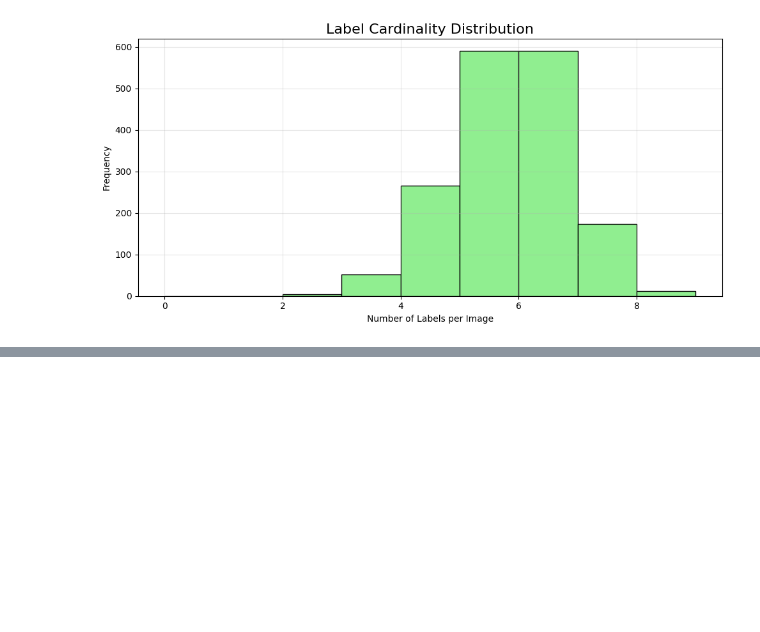
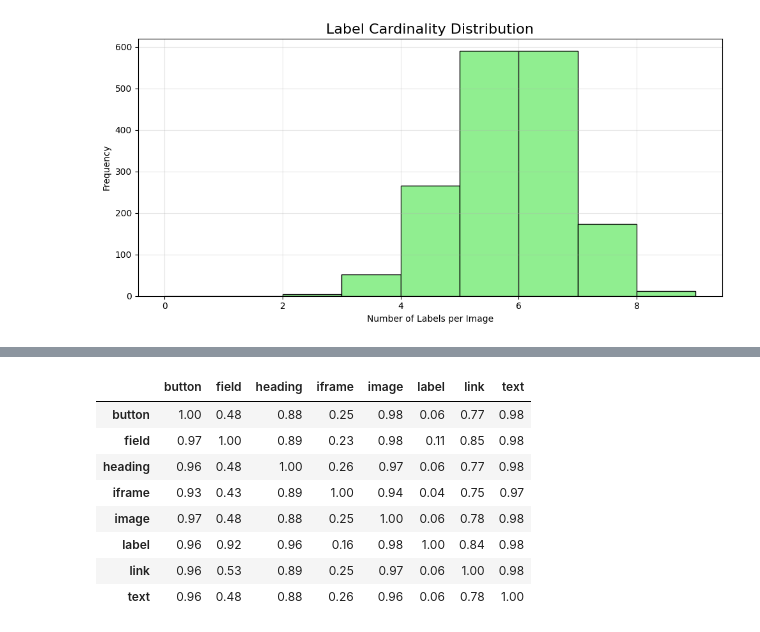
Before and after one commit to AnindyaChakravarty/Multi-label_Image_Classification, a Jupyter notebook: DM.ipynb, the cells around one changed output, grey strips where cells are left out. Drawn from its saved outputs; the diff is of its cells as text; code cells hidden in the pictures; blank space fills up the shorter version.

```diff
--- a/DM.ipynb
+++ b/DM.ipynb
@@ -519,0 +655,20 @@ plt.show()
+# %%
+# Compute conditional co-occurrence probabilities
+
+conditional_matrix = co_occurrence_matrix.div(
+    class_counts,
+    axis=0
+)
+
+# Display rounded probabilities
+display(conditional_matrix.round(2))
+# %% [output]
+|  | button | field | heading | iframe | image | label | link | text |
+| button | 1.00 | 0.48 | 0.88 | 0.25 | 0.98 | 0.06 | 0.77 | 0.98 |
+| field | 0.97 | 1.00 | 0.89 | 0.23 | 0.98 | 0.11 | 0.85 | 0.98 |
+| heading | 0.96 | 0.48 | 1.00 | 0.26 | 0.97 | 0.06 | 0.77 | 0.98 |
+| iframe | 0.93 | 0.43 | 0.89 | 1.00 | 0.94 | 0.04 | 0.75 | 0.97 |
+| image | 0.97 | 0.48 | 0.88 | 0.25 | 1.00 | 0.06 | 0.78 | 0.98 |
+| label | 0.96 | 0.92 | 0.96 | 0.16 | 0.98 | 1.00 | 0.84 | 0.98 |
+| link | 0.96 | 0.53 | 0.89 | 0.25 | 0.97 | 0.06 | 1.00 | 0.98 |
+| text | 0.96 | 0.48 | 0.88 | 0.26 | 0.96 | 0.06 | 0.78 | 1.00 |
```
Also changed, not shown: parts of 13 cells of this notebook.
